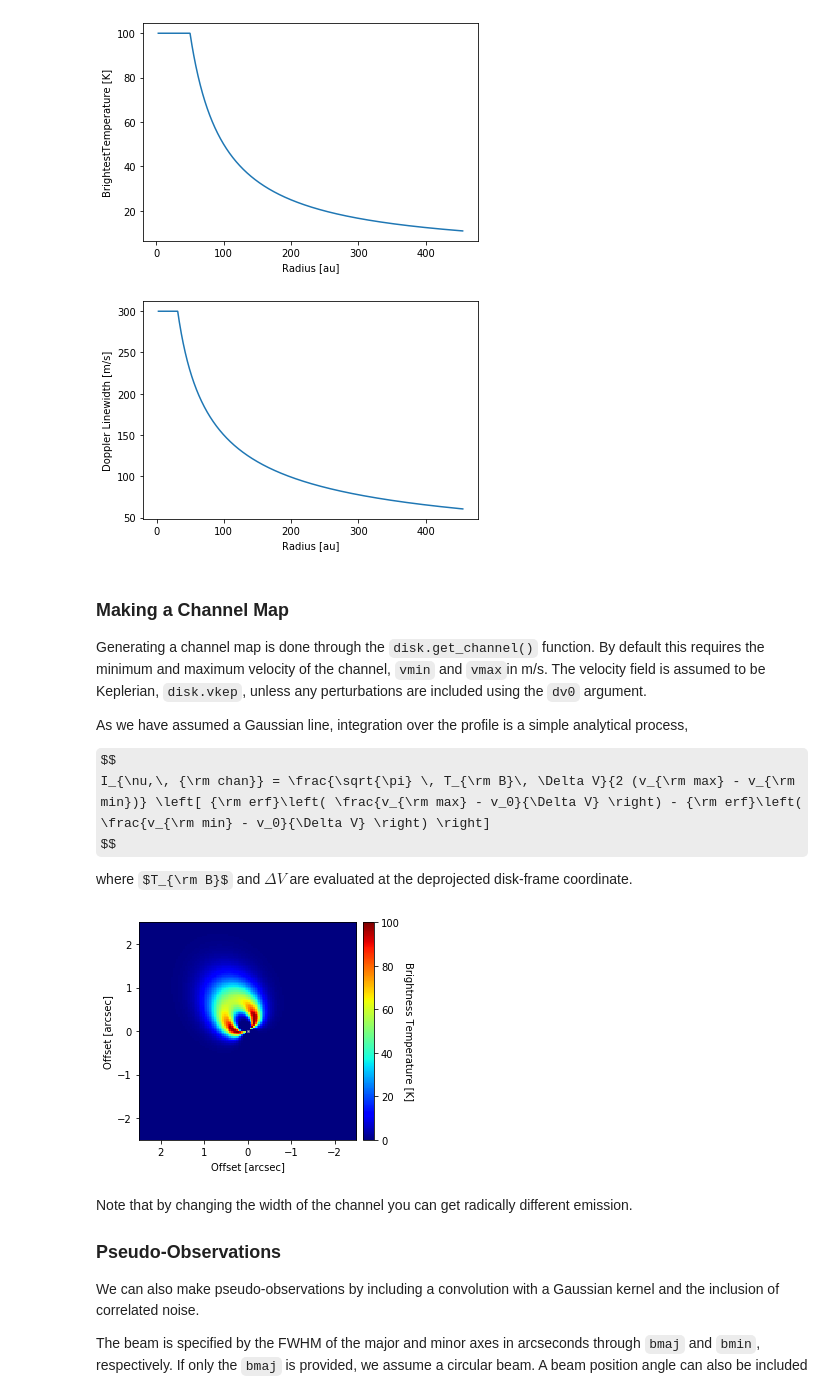
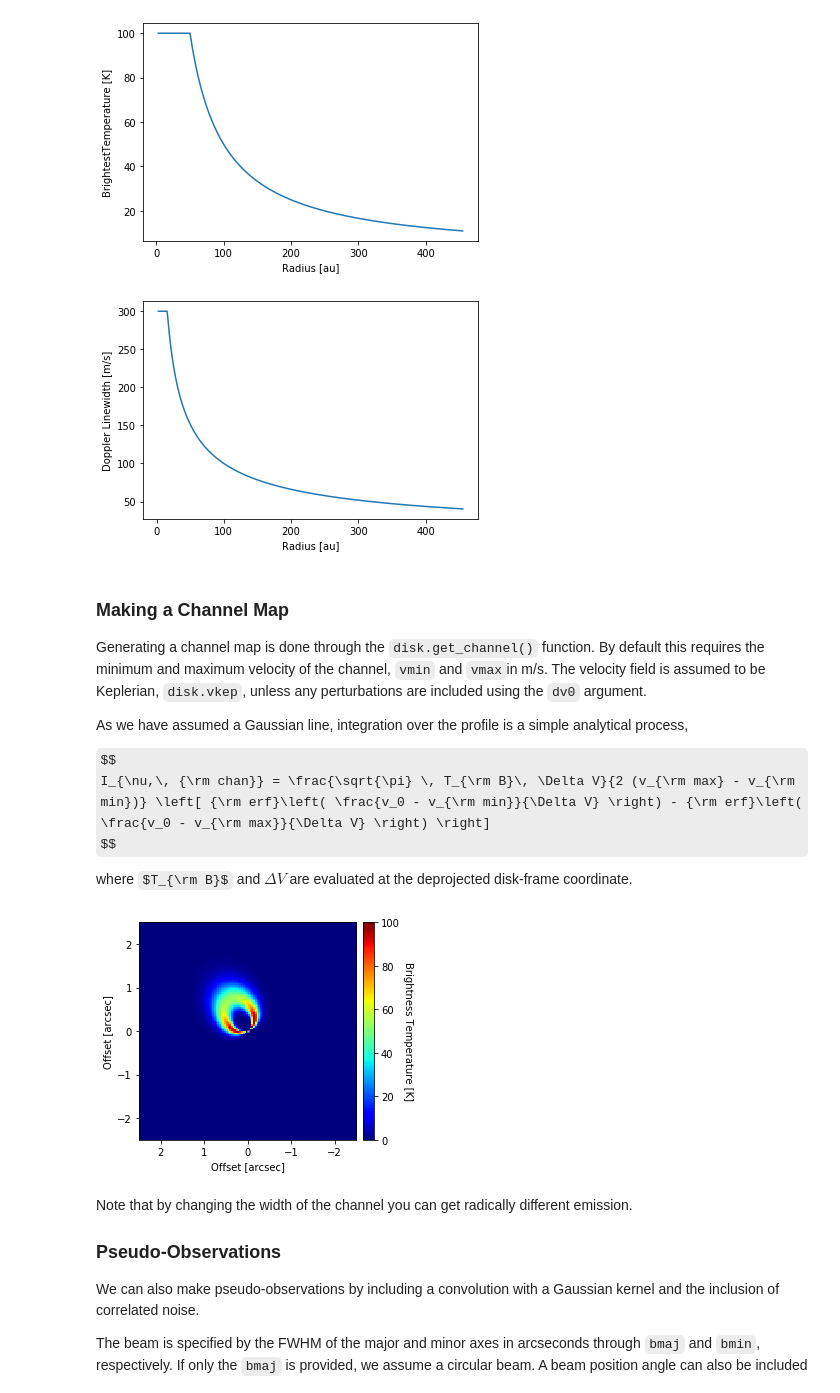
Before and after one commit to richteague/wrinkleology, a Jupyter notebook: HowTo - Making Simple Cubes.ipynb, the cells around one changed output. Drawn from its saved outputs; the diff is of its cells as text; code cells hidden in the pictures; some formulas as TeX source.

```diff
--- a/HowTo - Making Simple Cubes.ipynb
+++ b/HowTo - Making Simple Cubes.ipynb
@@ -236,10 +236,10 @@ disk.plot_brightness()
 [figure]
 # %%
 # set the Doppler width profile and plot
-disk.set_linewidth(dV0=150.0, dVq=-0.6, dVmax=300.0)
+disk.set_linewidth(dV0=100.0, dVq=-0.6, dVmax=300.0)
 disk.plot_linewidth()
 # %% [output]
-[figure, old version]
+[figure, new version]
 # %% [markdown]
 ### Making a Channel Map
 
@@ -248,7 +248,7 @@ Generating a channel map is done through the `disk.get_channel()` function. By d
 As we have assumed a Gaussian line, integration over the profile is a simple analytical process,
 
 $$
-I_{\nu,\, {\rm chan}} = \frac{\sqrt{\pi} \, T_{\rm B}\, \Delta V}{2 (v_{\rm max} - v_{\rm min})} \left[ {\rm erf}\left( \frac{v_{\rm max} - v_0}{\Delta V} \right) - {\rm erf}\left( \frac{v_{\rm min} - v_0}{\Delta V} \right) \right]
+I_{\nu,\, {\rm chan}} = \frac{\sqrt{\pi} \, T_{\rm B}\, \Delta V}{2 (v_{\rm max} - v_{\rm min})} \left[ {\rm erf}\left( \frac{v_0 - v_{\rm min}}{\Delta V} \right) - {\rm erf}\left( \frac{v_0 - v_{\rm max}}{\Delta V} \right) \right]
 $$
 
 where $T_{\rm B}$ and $\Delta V$ are evaluated at the deprojected disk-frame coordinate.
@@ -262,7 +262,7 @@ disk.format_sky_plot(ax)
 cb = plt.colorbar(im, pad=0.02)
 cb.set_label('Brightness Temperature [K]', rotation=270, labelpad=13)
 # %% [output]
-[figure, old version]
+[figure, new version]
 # %% [markdown]
 Note that by changing the width of the channel you can get radically different emission.
 
```
Also changed, not shown: parts of 2 cells of this notebook, 2 other files.
